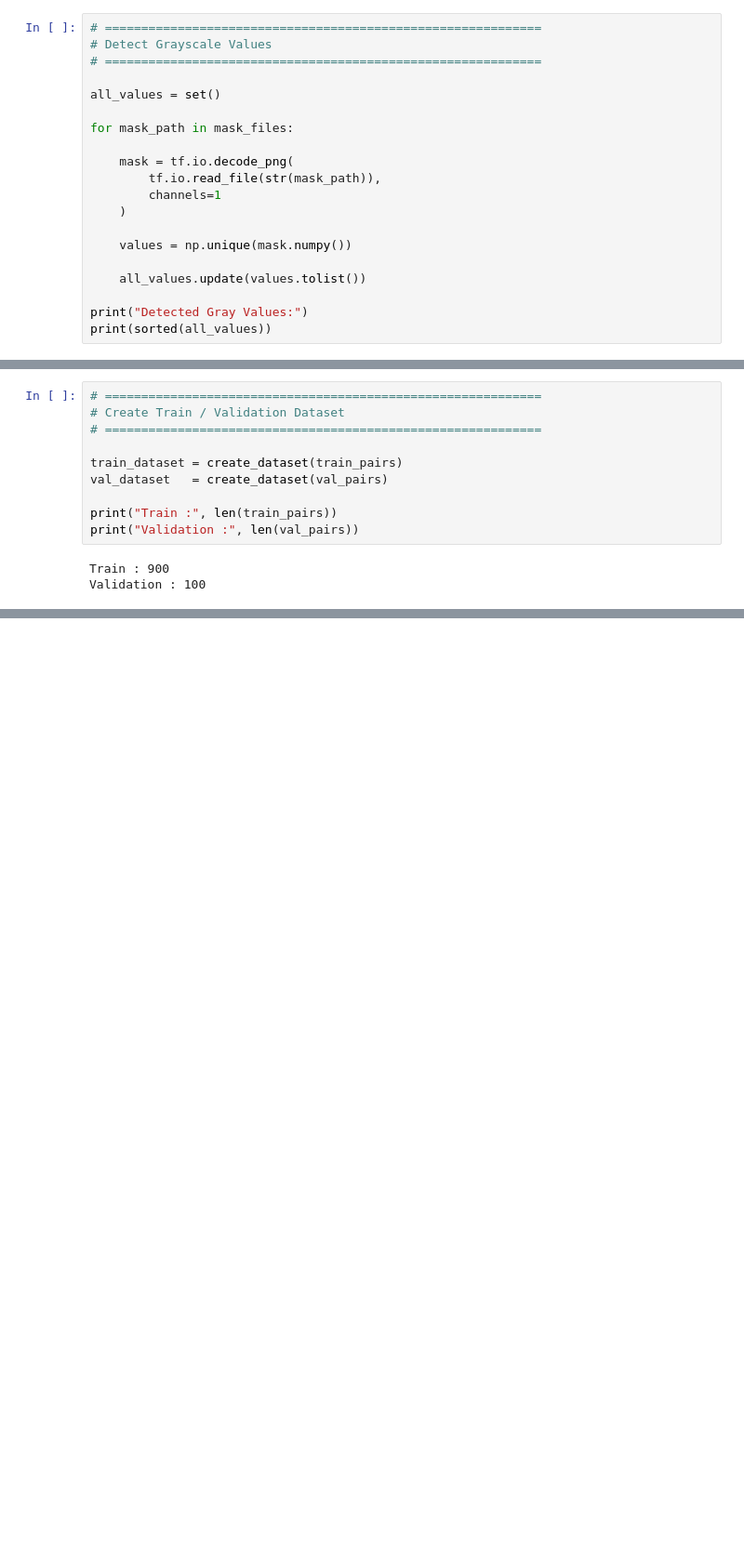
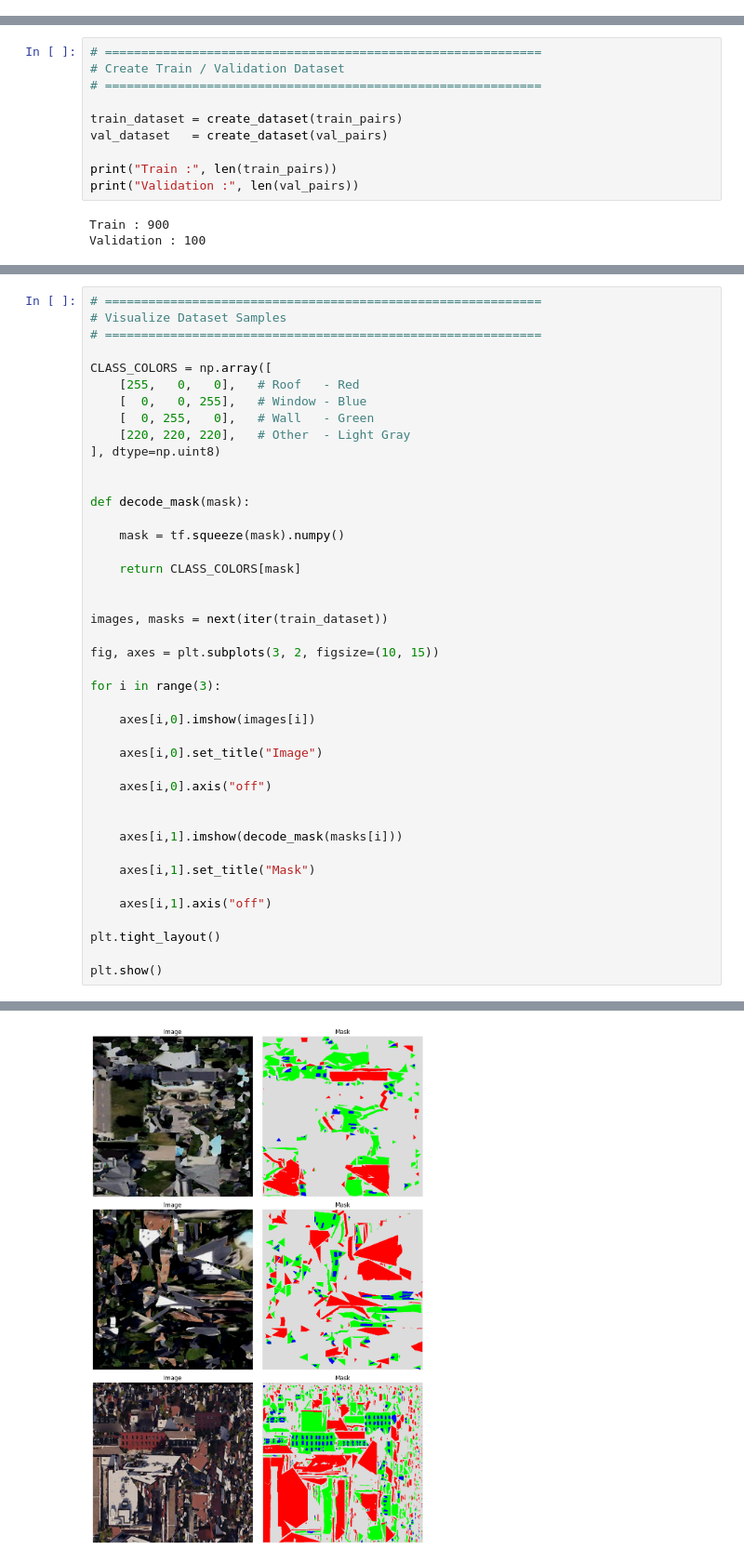
Before and after one commit to kermanimohammad/U-Net_Segmentation, a Jupyter notebook: WWR_Seg_Model.ipynb, the cells around one changed output, grey strips where cells are left out. Shown at 93% size. Cells and saved outputs as stored; diff of their text form; blank space fills up the shorter version.

```diff
--- a/WWR_Seg_Model.ipynb
+++ b/WWR_Seg_Model.ipynb
@@ -224,20 +221,0 @@ Detect Grayscale Values
-# %%
-# ============================================================
-# Detect Grayscale Values
-# ============================================================
-
-all_values = set()
-
-for mask_path in mask_files:
-
-    mask = tf.io.decode_png(
-        tf.io.read_file(str(mask_path)),
-        channels=1
-    )
-
-    values = np.unique(mask.numpy())
-
-    all_values.update(values.tolist())
-
-print("Detected Gray Values:")
-print(sorted(all_values))
@@ -577,0 +666,43 @@ Validation : 100
+# %%
+# ============================================================
+# Visualize Dataset Samples
+# ============================================================
+
+CLASS_COLORS = np.array([
+    [255,   0,   0],   # Roof   - Red
+    [  0,   0, 255],   # Window - Blue
+    [  0, 255,   0],   # Wall   - Green
+    [220, 220, 220],   # Other  - Light Gray
+], dtype=np.uint8)
+
+
+def decode_mask(mask):
+
+    mask = tf.squeeze(mask).numpy()
+
+    return CLASS_COLORS[mask]
+
+
+images, masks = next(iter(train_dataset))
+
+fig, axes = plt.subplots(3, 2, figsize=(10, 15))
+
+for i in range(3):
+
+    axes[i,0].imshow(images[i])
+
+    axes[i,0].set_title("Image")
+
+    axes[i,0].axis("off")
+
+
+    axes[i,1].imshow(decode_mask(masks[i]))
+
+    axes[i,1].set_title("Mask")
+
+    axes[i,1].axis("off")
+
+plt.tight_layout()
+
+plt.show()
+# %% [output]
@@ -577,0 +712 @@ Validation : 100
+[figure, added]
```
Also changed, not shown: parts of 14 cells of this notebook.
